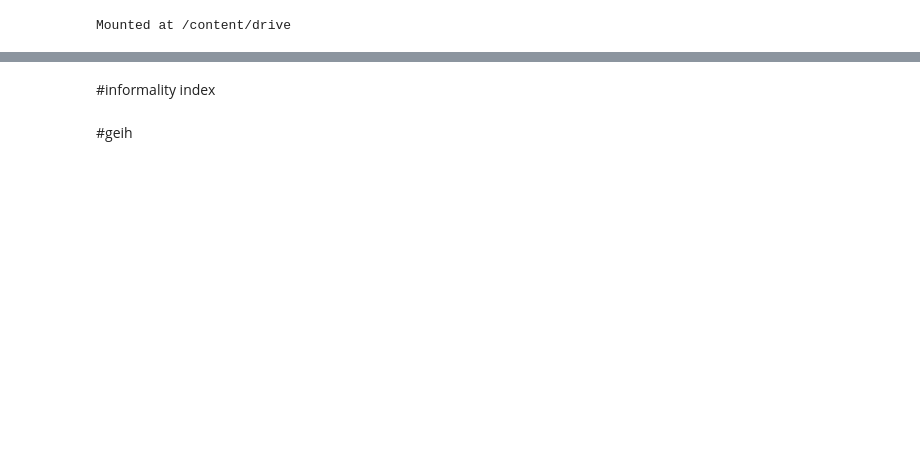
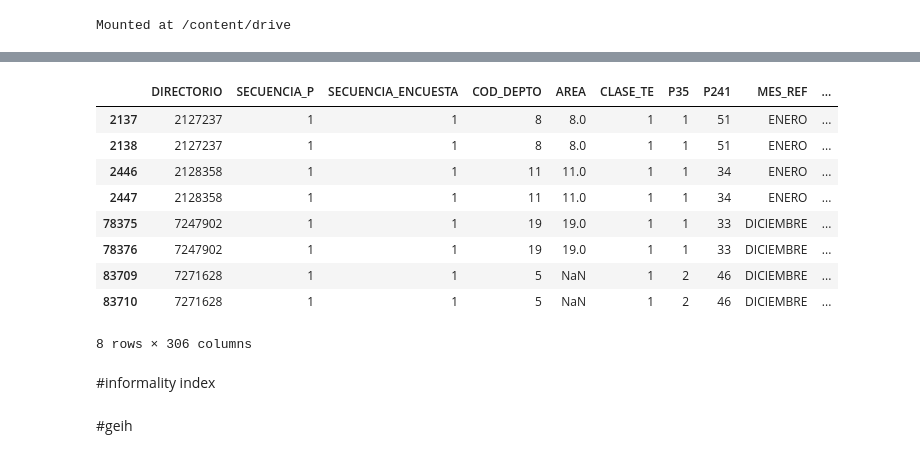
Before and after one commit to rbenzecry/SME-informal-sector-colombia, a Jupyter notebook: 01_emicron/01_cleaning_data_undp.ipynb, the cells around one changed output, grey strips where cells are left out. Cells and saved outputs as stored; diff of their text form; code cells hidden in the pictures; blank space fills up the shorter version.

```diff
--- a/01_emicron/01_cleaning_data_undp.ipynb
+++ b/01_emicron/01_cleaning_data_undp.ipynb
@@ -6,3 +6,7 @@ Mounted at /content/drive
 # %%
 import numpy as np
 import pandas as pd
+# %%
+ocupado = pd.read_csv("/content/drive/MyDrive/Colab_Notebooks/Final_Project/Data/to_import/Módulo de personal ocupado.csv")
+# %%
+ocupado_cleaned = ocupado.drop_duplicates(subset=['DIRECTORIO', 'SECUENCIA_PH', 'SECUENCIA_P', 'SECUENCIA_ENCUESTA'], keep='first')
@@ -33,12 +49,28 @@ for file in files:
 # %%
 # Initialize the merged dataset with the first dataset
 emicron = datasets[list(datasets.keys())[0]]
-del datasets[list(datasets.keys())[0]]
 
 # Merge all other datasets
 for dataset_name, dataset in list(datasets.items())[1:]:
     emicron = pd.merge(emicron, dataset, on=["DIRECTORIO", "SECUENCIA_ENCUESTA", "SECUENCIA_P", "CLASE_TE", "COD_DEPTO", "AREA", "F_EXP"], how='left')
-    del dataset
+    duplicated_rows = emicron[emicron.duplicated(subset=['DIRECTORIO', 'SECUENCIA_P', 'SECUENCIA_ENCUESTA'], keep=False)]
+# %%
+emicron = pd.merge(emicron, ocupado_cleaned, on=["DIRECTORIO", "SECUENCIA_ENCUESTA", "SECUENCIA_P", "CLASE_TE", "COD_DEPTO", "AREA", "F_EXP"], how='left')
+# %%
+# Assuming your DataFrame is named 'df'
+duplicated_rows = emicron[emicron.duplicated(subset=['DIRECTORIO', 'SECUENCIA_P', 'SECUENCIA_ENCUESTA'], keep=False)]
+duplicated_rows
+# %% [output]
+|  | DIRECTORIO | SECUENCIA_P | SECUENCIA_ENCUESTA | COD_DEPTO | AREA | CLASE_TE | P35 | P241 | MES_REF | ... |
+| 2137 | 2127237 | 1 | 1 | 8 | 8.0 | 1 | 1 | 51 | ENERO | ... |
+| 2138 | 2127237 | 1 | 1 | 8 | 8.0 | 1 | 1 | 51 | ENERO | ... |
+| 2446 | 2128358 | 1 | 1 | 11 | 11.0 | 1 | 1 | 34 | ENERO | ... |
+| 2447 | 2128358 | 1 | 1 | 11 | 11.0 | 1 | 1 | 34 | ENERO | ... |
+| 78375 | 7247902 | 1 | 1 | 19 | 19.0 | 1 | 1 | 33 | DICIEMBRE | ... |
+| 78376 | 7247902 | 1 | 1 | 19 | 19.0 | 1 | 1 | 33 | DICIEMBRE | ... |
+| 83709 | 7271628 | 1 | 1 | 5 | NaN | 1 | 2 | 46 | DICIEMBRE | ... |
+| 83710 | 7271628 | 1 | 1 | 5 | NaN | 1 | 2 | 46 | DICIEMBRE | ... |
+8 rows × 306 columns
 # %%
 f_ex_micro = pd.read_csv("/content/drive/MyDrive/Colab_Notebooks/Final_Project/Data/to_import/factores_departamental_2022_proy_2018.csv")
 # %%
```
Also changed, not shown: parts of 8 cells of this notebook.
